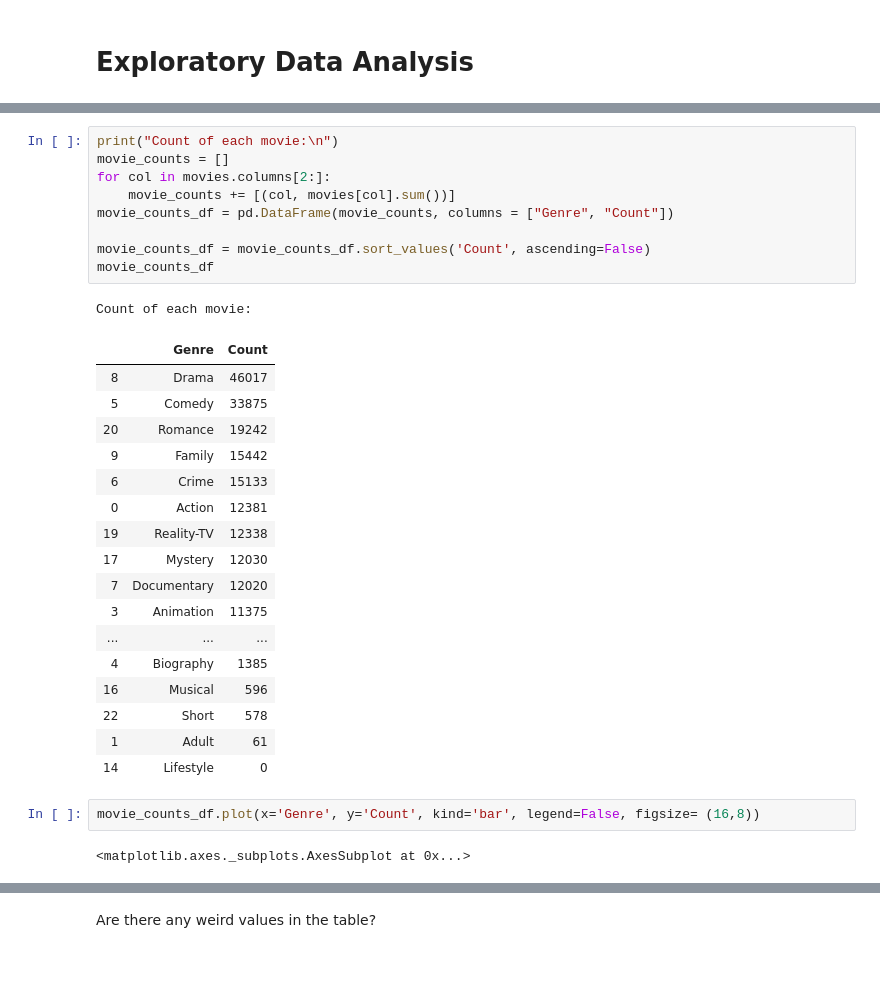
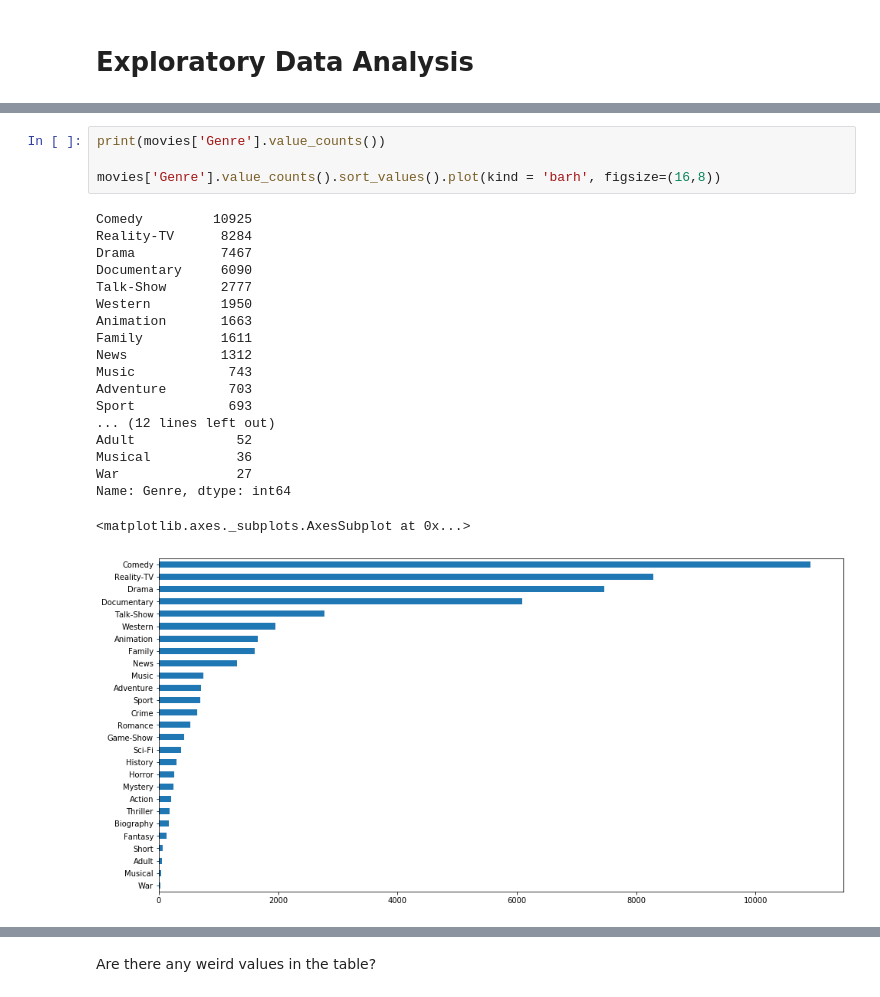
Before and after one commit to wonch002/Movie-Genre-Prediction, a Jupyter notebook: notebooks/Predicting_Movie_Genre.ipynb, the cells around one changed output, grey strips where cells are left out. Cells and saved outputs as stored; diff of their text form; blank space fills up the shorter version.

```diff
--- a/notebooks/Predicting_Movie_Genre.ipynb
+++ b/notebooks/Predicting_Movie_Genre.ipynb
@@ -179,34 +190,26 @@ Western
-# %%
-print("Count of each movie:\n")
-movie_counts = []
-for col in movies.columns[2:]:
-    movie_counts += [(col, movies[col].sum())]
-movie_counts_df = pd.DataFrame(movie_counts, columns = ["Genre", "Count"])
-
-movie_counts_df = movie_counts_df.sort_values('Count', ascending=False)
-movie_counts_df
-# %% [output]
-Count of each movie:
-|  | Genre | Count |
-| 8 | Drama | 46017 |
-| 5 | Comedy | 33875 |
-| 20 | Romance | 19242 |
-| 9 | Family | 15442 |
-| 6 | Crime | 15133 |
-| 0 | Action | 12381 |
-| 19 | Reality-TV | 12338 |
-| 17 | Mystery | 12030 |
-| 7 | Documentary | 12020 |
-| 3 | Animation | 11375 |
-| ... | ... | ... |
-| 4 | Biography | 1385 |
-| 16 | Musical | 596 |
-| 22 | Short | 578 |
-| 1 | Adult | 61 |
-| 14 | Lifestyle | 0 |
-# %%
-movie_counts_df.plot(x='Genre', y='Count', kind='bar', legend=False, figsize= (16,8))
-# %% [output]
-<matplotlib.axes._subplots.AxesSubplot at 0x...>
+# %%
+print(movies['Genre'].value_counts())
+
+movies['Genre'].value_counts().sort_values().plot(kind = 'barh', figsize=(16,8))
+# %% [output]
+Comedy         10925
+Reality-TV      8284
+Drama           7467
+Documentary     6090
+Talk-Show       2777
+Western         1950
+Animation       1663
+Family          1611
+News            1312
+Music            743
+Adventure        703
+Sport            693
+... (12 lines left out)
+Adult             52
+Musical           36
+War               27
+Name: Genre, dtype: int64
+<matplotlib.axes._subplots.AxesSubplot at 0x...>
+[figure, added]
 # %% [markdown]
 The most common movie genres are:
```
Also changed, not shown: parts of 44 cells of this notebook.
